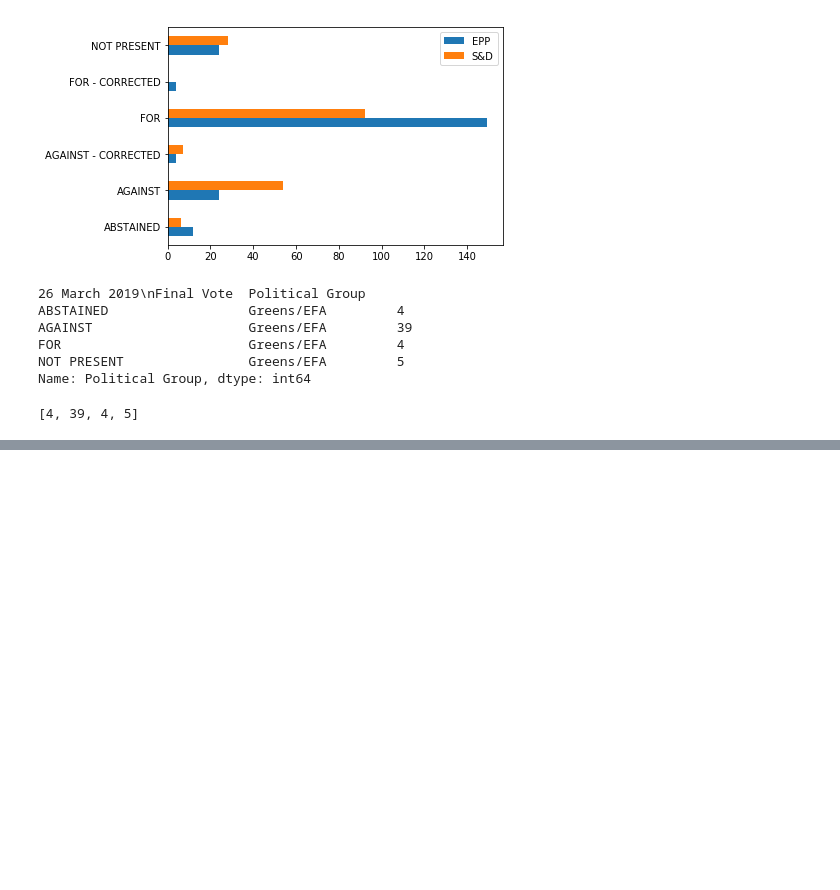
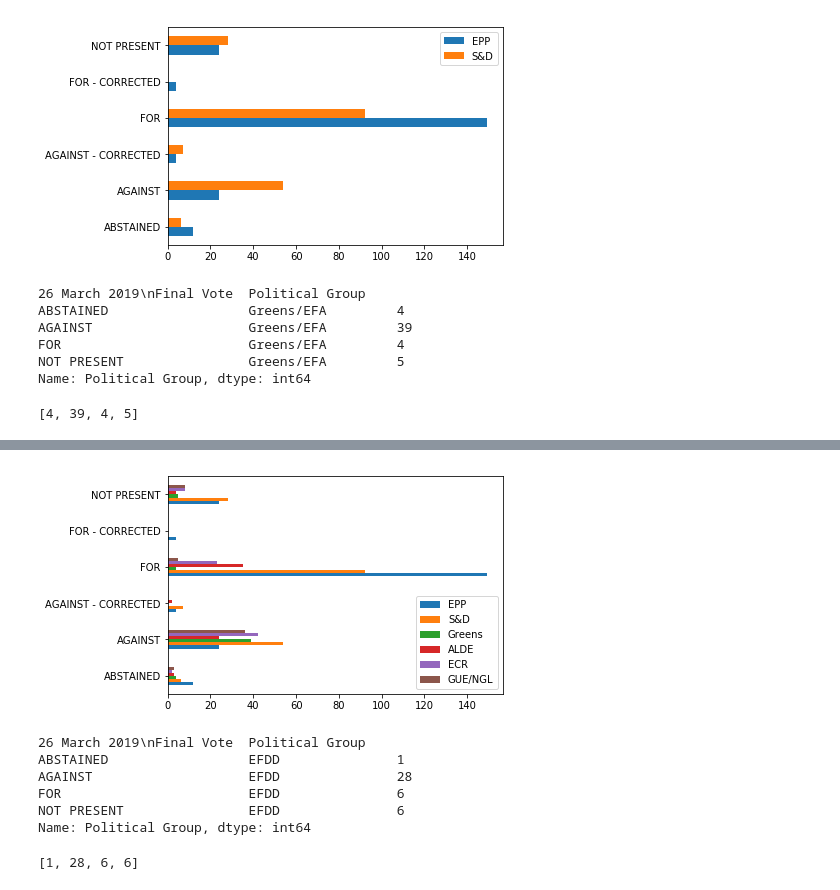
Before and after one commit to maxarvid/CopyrightDirective, a Jupyter notebook: 02_EP_vote.ipynb, the cells around one changed output, grey strips where cells are left out. Cells and saved outputs as stored; diff of their text form; code cells hidden in the pictures; blank space fills up the shorter version.

```diff
--- a/02_EP_vote.ipynb
+++ b/02_EP_vote.ipynb
@@ -233,0 +293,26 @@ greens_final_vote = [4, 39, 0, 4, 0, 5]
+# %%
+guengl_final_vote = [3, 36, 0, 5, 0, 8]
+# %%
+df_vote = pd.DataFrame({
+    'EPP': epp_final_votes,
+    'S&D': sd_final_votes,
+    'Greens': greens_final_vote,
+    'ALDE': alde_final_vote,
+    'ECR': ecr_final_vote,
+    'GUE/NGL': guengl_final_vote}, index=index)
+ax = df_vote.plot.barh()
+# %% [output]
+[figure, added]
+# %%
+df[df['Political Group'] == 'EFDD'].groupby('26 March 2019\nFinal Vote')['Political Group'].value_counts()
+# %% [output]
+26 March 2019\nFinal Vote  Political Group
+ABSTAINED                  EFDD               1
+AGAINST                    EFDD               28
+FOR                        EFDD               6
+NOT PRESENT                EFDD               6
+Name: Political Group, dtype: int64
+# %%
+df[df['Political Group'] == 'EFDD'].groupby('26 March 2019\nFinal Vote')['Political Group'].value_counts().tolist()
+# %% [output]
+[1, 28, 6, 6]
```
Also changed, not shown: parts of 19 cells of this notebook.
